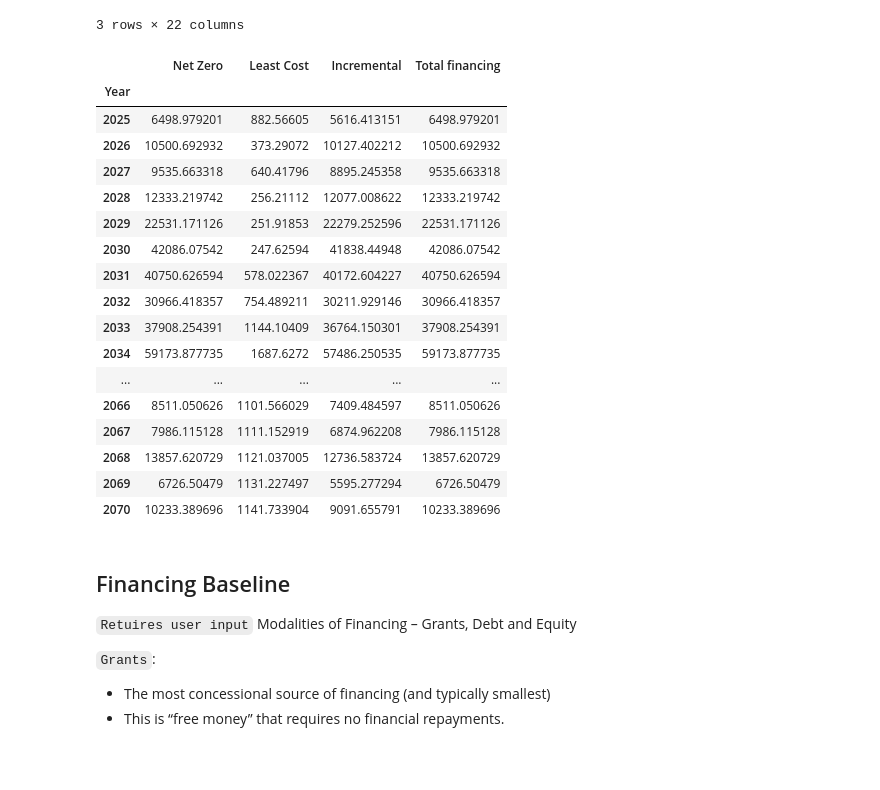
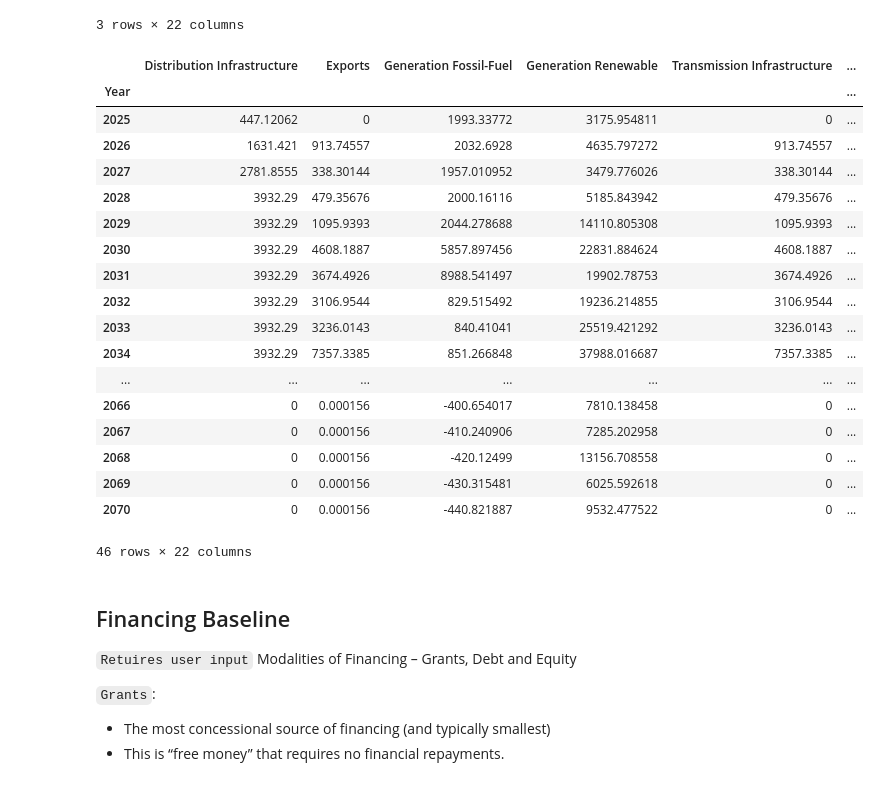
Before and after one commit to MINFinModel/minfin-py-public-release, a Jupyter notebook: addtional_input.ipynb, the cells around one changed output. Saved outputs shown, nothing was run; the diff lists cells and outputs as text; code cells hidden in the pictures.

```diff
--- a/addtional_input.ipynb
+++ b/addtional_input.ipynb
@@ -4,9 +24,10 @@
 import numpy as np
 import pandas as pd
 
+START_YEAR = 2025
 # Define file path
 # file_path = "C:\\Users\\Zixuan\\Downloads\\MinFin V1.0.0kc.xlsm"
-file_path = "data/MINFin Energy 251203 test v5.xlsm"
+file_path = "data/MINFin Energy 251203 test v6.xlsm"
 # Load the Excel file and check available sheet names
 xls = pd.ExcelFile(file_path)
 sheet_names = xls.sheet_names
@@ -946,34 +729,35 @@ df_category_sum_incremental.head(3)
 # %%
 total_financing_needs_nz = df_category_sum_nz.sum(axis=1)/2
 total_financing_needs_lc = df_category_sum_lc.sum(axis=1)/2
 total_financing_needs_lc_incremental = df_category_sum_incremental.sum(axis=1)/2
 df_invest_need_summary = pd.DataFrame({
     'Net Zero': total_financing_needs_nz,
     'Least Cost': total_financing_needs_lc,
     'Incremental': total_financing_needs_lc_incremental
 })
 df_invest_need_summary.loc[:, "Total financing"] = df_invest_need_summary.loc[:, "Net Zero"]
 
-df_invest_need_summary
+df_category_sum_incremental
 # %% [output]
-|  | Net Zero | Least Cost | Incremental | Total financing |
-| Year |  |  |  |  |
-| 2025 | 6498.979201 | 882.56605 | 5616.413151 | 6498.979201 |
-| 2026 | 10500.692932 | 373.29072 | 10127.402212 | 10500.692932 |
-| 2027 | 9535.663318 | 640.41796 | 8895.245358 | 9535.663318 |
-| 2028 | 12333.219742 | 256.21112 | 12077.008622 | 12333.219742 |
-| 2029 | 22531.171126 | 251.91853 | 22279.252596 | 22531.171126 |
-| 2030 | 42086.07542 | 247.62594 | 41838.44948 | 42086.07542 |
-| 2031 | 40750.626594 | 578.022367 | 40172.604227 | 40750.626594 |
-| 2032 | 30966.418357 | 754.489211 | 30211.929146 | 30966.418357 |
-| 2033 | 37908.254391 | 1144.10409 | 36764.150301 | 37908.254391 |
-| 2034 | 59173.877735 | 1687.6272 | 57486.250535 | 59173.877735 |
-| ... | ... | ... | ... | ... |
-| 2066 | 8511.050626 | 1101.566029 | 7409.484597 | 8511.050626 |
-| 2067 | 7986.115128 | 1111.152919 | 6874.962208 | 7986.115128 |
-| 2068 | 13857.620729 | 1121.037005 | 12736.583724 | 13857.620729 |
-| 2069 | 6726.50479 | 1131.227497 | 5595.277294 | 6726.50479 |
-| 2070 | 10233.389696 | 1141.733904 | 9091.655791 | 10233.389696 |
+|  | Distribution Infrastructure | Exports | Generation Fossil-Fuel | Generation Renewable | Transmission Infrastructure | ... |
+| Year |  |  |  |  |  | ... |
+| 2025 | 447.12062 | 0 | 1993.33772 | 3175.954811 | 0 | ... |
+| 2026 | 1631.421 | 913.74557 | 2032.6928 | 4635.797272 | 913.74557 | ... |
+| 2027 | 2781.8555 | 338.30144 | 1957.010952 | 3479.776026 | 338.30144 | ... |
+| 2028 | 3932.29 | 479.35676 | 2000.16116 | 5185.843942 | 479.35676 | ... |
+| 2029 | 3932.29 | 1095.9393 | 2044.278688 | 14110.805308 | 1095.9393 | ... |
+| 2030 | 3932.29 | 4608.1887 | 5857.897456 | 22831.884624 | 4608.1887 | ... |
+| 2031 | 3932.29 | 3674.4926 | 8988.541497 | 19902.78753 | 3674.4926 | ... |
+| 2032 | 3932.29 | 3106.9544 | 829.515492 | 19236.214855 | 3106.9544 | ... |
+| 2033 | 3932.29 | 3236.0143 | 840.41041 | 25519.421292 | 3236.0143 | ... |
+| 2034 | 3932.29 | 7357.3385 | 851.266848 | 37988.016687 | 7357.3385 | ... |
+| ... | ... | ... | ... | ... | ... | ... |
+| 2066 | 0 | 0.000156 | -400.654017 | 7810.138458 | 0 | ... |
+| 2067 | 0 | 0.000156 | -410.240906 | 7285.202958 | 0 | ... |
+| 2068 | 0 | 0.000156 | -420.12499 | 13156.708558 | 0 | ... |
+| 2069 | 0 | 0.000156 | -430.315481 | 6025.592618 | 0 | ... |
+| 2070 | 0 | 0.000156 | -440.821887 | 9532.477522 | 0 | ... |
+46 rows × 22 columns
 # %% [markdown]
 ## Financing Baseline
 ``Retuires user input``
```
Also changed, not shown: parts of 122 cells of this notebook, 42 other files.
